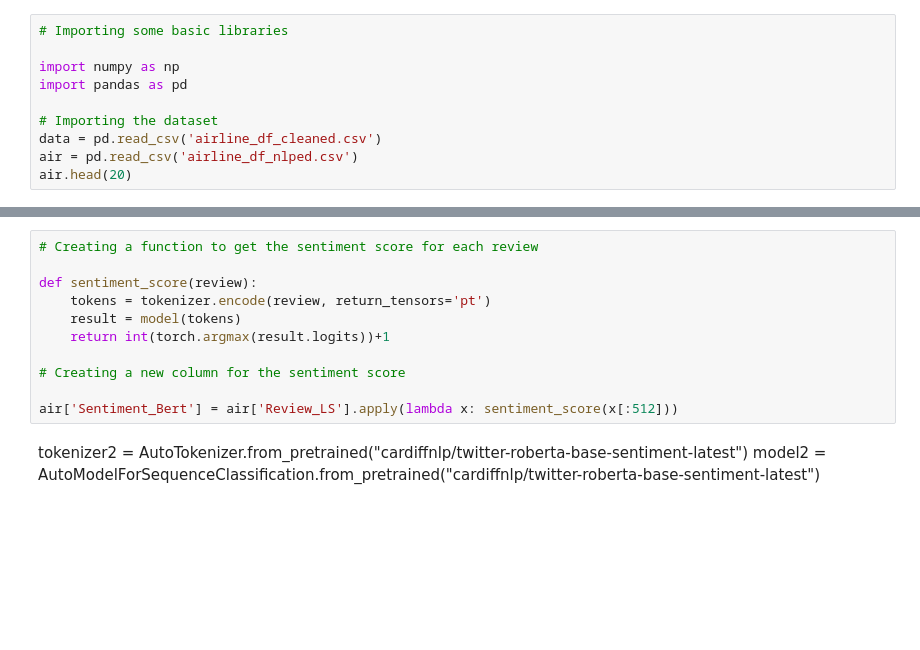
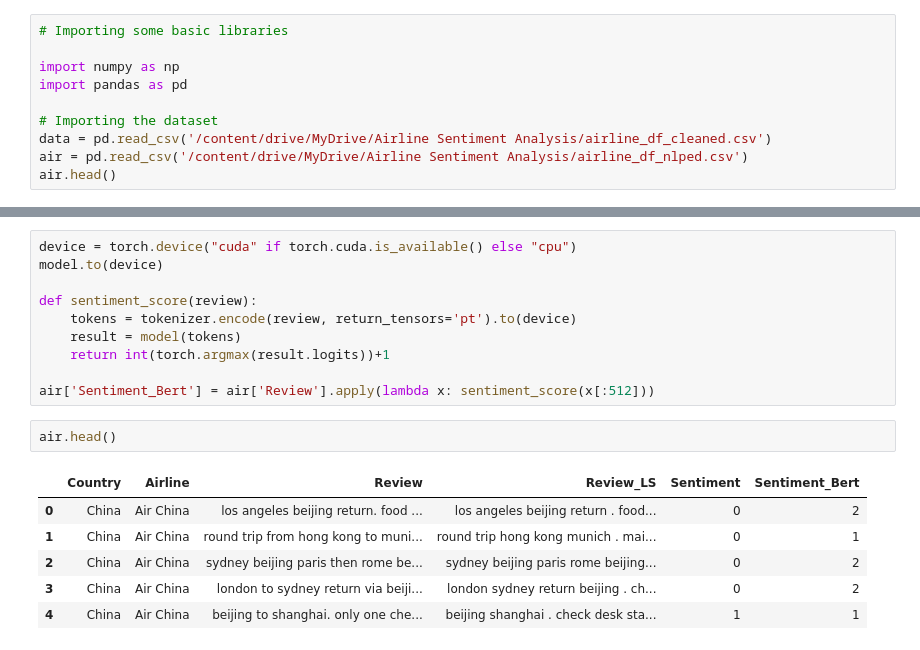
Before and after one commit to 1422-samu/Airline-Review-Sentiment-Analysis, a Jupyter notebook: SA Using Tranformers.ipynb, the cells around one changed output, grey strips where cells are left out. Drawn from its saved outputs; the diff is of its cells as text; blank space fills up the shorter version.

```diff
--- a/SA Using Tranformers.ipynb
+++ b/SA Using Tranformers.ipynb
@@ -5,6 +10,6 @@ import numpy as np
 import pandas as pd
 
 # Importing the dataset
-data = pd.read_csv('airline_df_cleaned.csv')
-air = pd.read_csv('airline_df_nlped.csv')
-air.head(20)
+data = pd.read_csv('/content/drive/MyDrive/Airline Sentiment Analysis/airline_df_cleaned.csv')
+air = pd.read_csv('/content/drive/MyDrive/Airline Sentiment Analysis/airline_df_nlped.csv')
+air.head()
@@ -31,14 +90,19 @@ model = AutoModelForSequenceClassification.from_pretrained("nlptown/bert-base-mu
 # %%
-# Creating a function to get the sentiment score for each review
+device = torch.device("cuda" if torch.cuda.is_available() else "cpu")
+model.to(device)
 
 def sentiment_score(review):
-    tokens = tokenizer.encode(review, return_tensors='pt')
+    tokens = tokenizer.encode(review, return_tensors='pt').to(device)
     result = model(tokens)
     return int(torch.argmax(result.logits))+1
 
-# Creating a new column for the sentiment score
-
-air['Sentiment_Bert'] = air['Review_LS'].apply(lambda x: sentiment_score(x[:512]))
+air['Sentiment_Bert'] = air['Review'].apply(lambda x: sentiment_score(x[:512]))
-# %% [markdown]
-tokenizer2 = AutoTokenizer.from_pretrained("cardiffnlp/twitter-roberta-base-sentiment-latest")
-model2 = AutoModelForSequenceClassification.from_pretrained("cardiffnlp/twitter-roberta-base-sentiment-latest")
+# %%
+air.head()
+# %% [output]
+|  | Country | Airline | Review | Review_LS | Sentiment | Sentiment_Bert |
+| 0 | China | Air China | los angeles beijing return. food ... | los angeles beijing return . food... | 0 | 2 |
+| 1 | China | Air China | round trip from hong kong to muni... | round trip hong kong munich . mai... | 0 | 1 |
+| 2 | China | Air China | sydney beijing paris then rome be... | sydney beijing paris rome beijing... | 0 | 2 |
+| 3 | China | Air China | london to sydney return via beiji... | london sydney return beijing . ch... | 0 | 2 |
+| 4 | China | Air China | beijing to shanghai. only one che... | beijing shanghai . check desk sta... | 1 | 1 |
```
Also changed, not shown: parts of 14 cells of this notebook.
